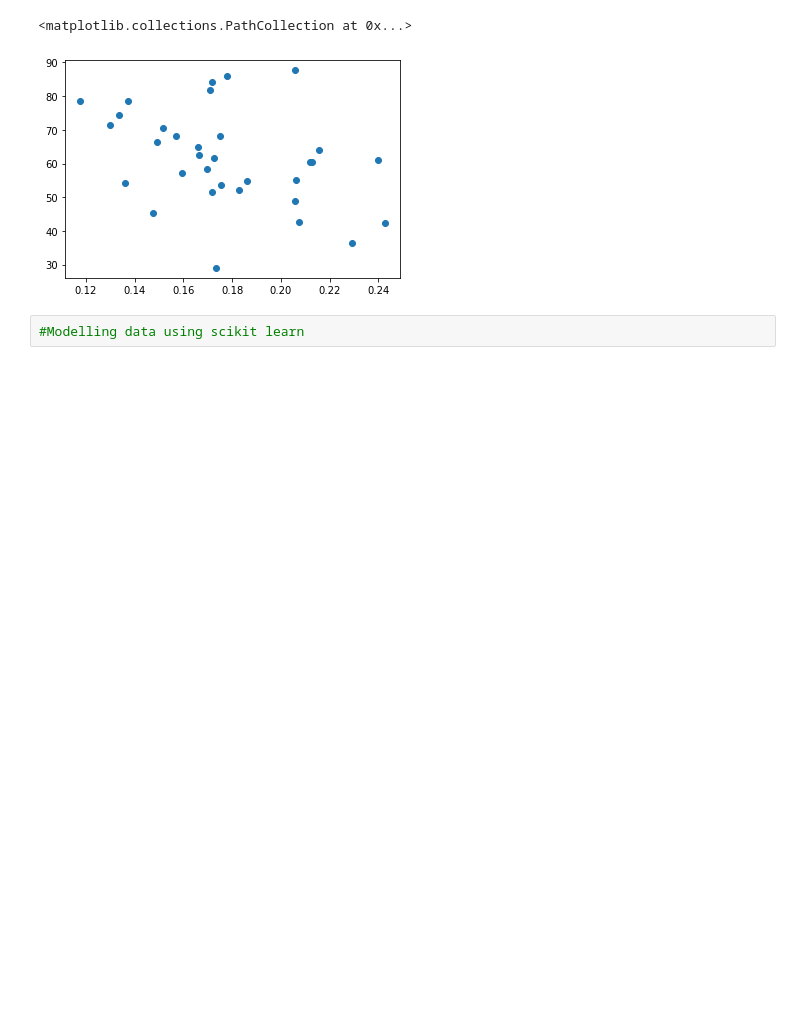
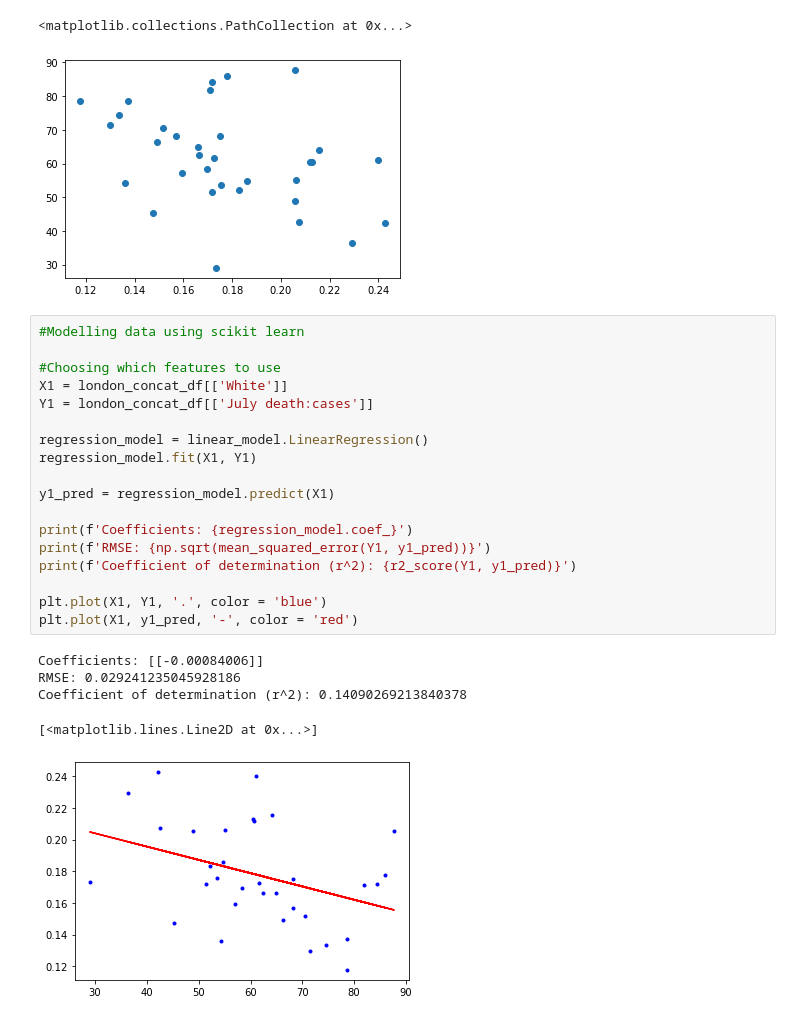
Before and after one commit to conorhamill36/London_COVID, a Jupyter notebook: London_COVID.ipynb, the cells around one changed output. Cells and saved outputs as stored; diff of their text form; blank space fills up the shorter version.

Commit message:
scikit learn function added. Trying to add axis titles to each subplot

```diff
--- a/London_COVID.ipynb
+++ b/London_COVID.ipynb
@@ -595,5 +592,27 @@ plt.scatter(london_concat_df['July death:cases'], london_concat_df['White'])
 # %% [output]
 <matplotlib.collections.PathCollection at 0x...>
 [figure]
-# %%
-#Modelling data using scikit learn
+# %%
+#Modelling data using scikit learn
+
+#Choosing which features to use
+X1 = london_concat_df[['White']]
+Y1 = london_concat_df[['July death:cases']]
+
+regression_model = linear_model.LinearRegression()
+regression_model.fit(X1, Y1)
+
+y1_pred = regression_model.predict(X1)
+
+print(f'Coefficients: {regression_model.coef_}')
+print(f'RMSE: {np.sqrt(mean_squared_error(Y1, y1_pred))}')
+print(f'Coefficient of determination (r^2): {r2_score(Y1, y1_pred)}')
+
+plt.plot(X1, Y1, '.', color = 'blue')
+plt.plot(X1, y1_pred, '-', color = 'red')
+# %% [output]
+Coefficients: [[-0.00084006]]
+RMSE: 0.029241235045928186
+Coefficient of determination (r^2): 0.14090269213840378
+[<matplotlib.lines.Line2D at 0x...>]
+[figure, added]
```
Also changed, not shown: parts of 5 cells of this notebook.
